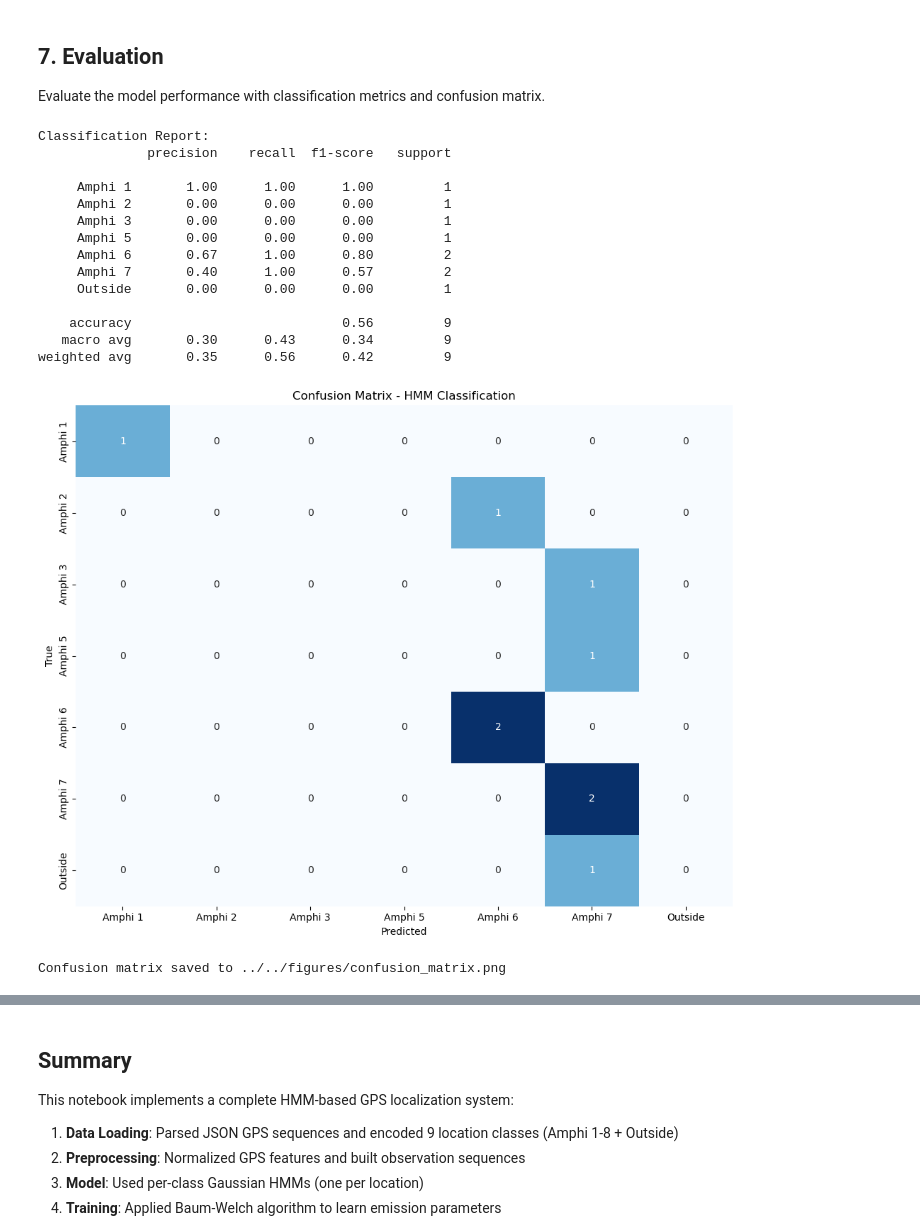
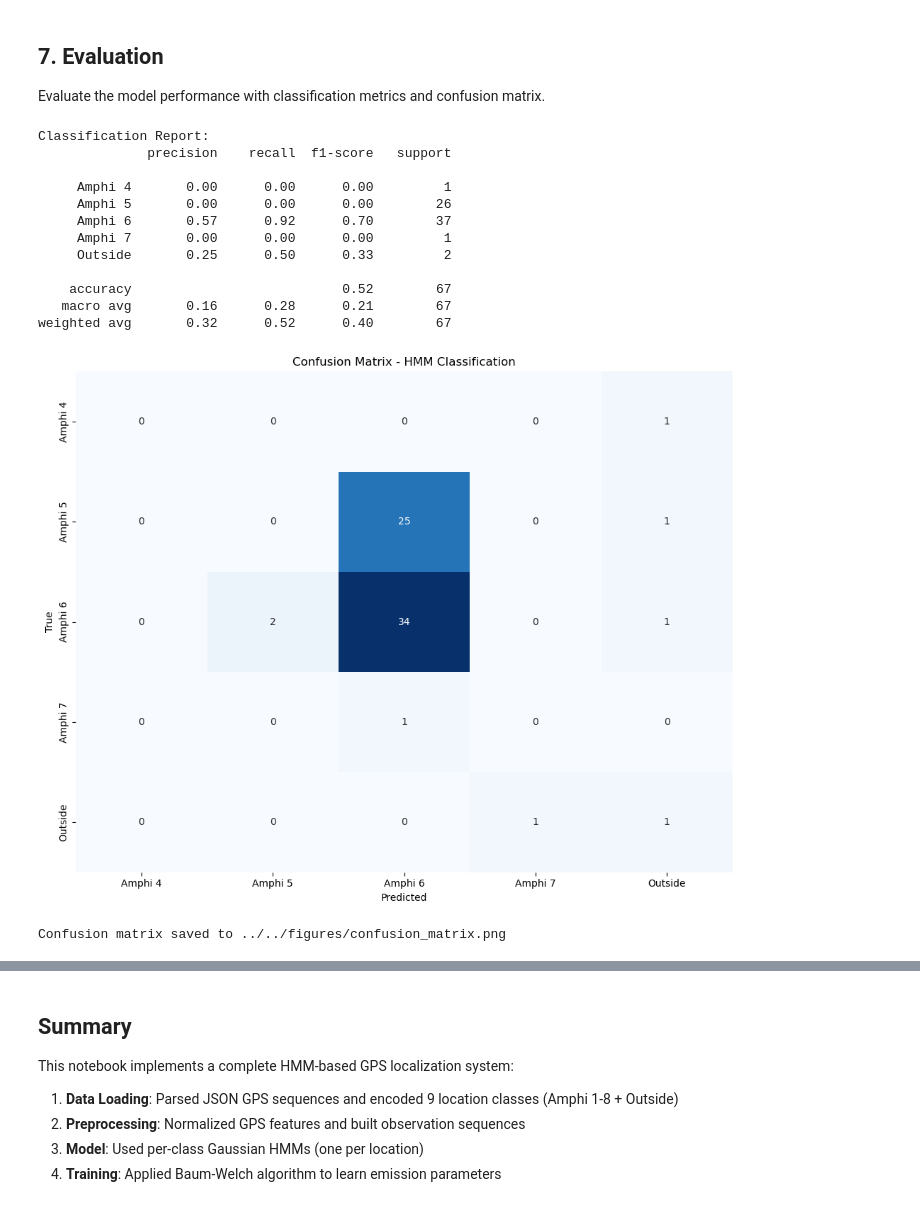
Before and after one commit to nasro-bay/ML_Amphitheatre_GPS_Localization, a Jupyter notebook: Local/Modeling/HMM/hidden_markov_model.ipynb, the cells around one changed output, grey strips where cells are left out. Saved outputs shown, nothing was run; the diff lists cells and outputs as text; code cells hidden in the pictures.

```diff
--- a/Local/Modeling/HMM/hidden_markov_model.ipynb
+++ b/Local/Modeling/HMM/hidden_markov_model.ipynb
@@ -314,22 +285,45 @@ evaluate(train_labels, y_pred_train, label_encoder, save_path="../../figures/con
 
 Evaluate the model performance with classification metrics and confusion matrix.
 # %%
-# Evaluate on test set
-evaluate(test_labels, y_pred, label_encoder, save_path="../../figures/confusion_matrix_test.png")
+def evaluate(y_true, y_pred, label_encoder, save_path="../../figures/confusion_matrix.png"):
+    """
+    Evaluate predictions and plot confusion matrix.
+    """
+    # Get unique classes present in both true and predicted labels
+    unique_classes = np.unique(np.concatenate([y_true, y_pred]))
+    labels = label_encoder.inverse_transform(unique_classes)
+
+    # Classification report
+    print("Classification Report:")
+    print(classification_report(y_true, y_pred, target_names=labels))
+
+    # Confusion matrix
+    cm = confusion_matrix(y_true, y_pred)
+    plt.figure(figsize=(10, 8))
+    sns.heatmap(cm, annot=True, fmt="d", xticklabels=labels, yticklabels=labels,
+                cmap="Blues", cbar=False)
+    plt.xlabel("Predicted")
+    plt.ylabel("True")
+    plt.title("Confusion Matrix - HMM Classification")
+    plt.tight_layout()
+    plt.savefig(save_path, dpi=150, bbox_inches='tight')
+    plt.show()
+    print(f"Confusion matrix saved to {save_path}")
+
+# Evaluate
+evaluate(test_labels, y_pred, label_encoder)
 # %% [output]
 Classification Report:
               precision    recall  f1-score   support
 
-     Amphi 1       1.00      1.00      1.00         1
-     Amphi 2       0.00      0.00      0.00         1
-     Amphi 3       0.00      0.00      0.00         1
-     Amphi 5       0.00      0.00      0.00         1
-     Amphi 6       0.67      1.00      0.80         2
-     Amphi 7       0.40      1.00      0.57         2
-     Outside       0.00      0.00      0.00         1
+     Amphi 4       0.00      0.00      0.00         1
+     Amphi 5       0.00      0.00      0.00        26
+     Amphi 6       0.57      0.92      0.70        37
+     Amphi 7       0.00      0.00      0.00         1
+     Outside       0.25      0.50      0.33         2
 
-    accuracy                           0.56         9
-   macro avg       0.30      0.43      0.34         9
-weighted avg       0.35      0.56      0.42         9
+    accuracy                           0.52        67
+   macro avg       0.16      0.28      0.21        67
+weighted avg       0.32      0.52      0.40        67
-[figure, old version]
+[figure, new version]
 Confusion matrix saved to ../../figures/confusion_matrix.png
```
Also changed, not shown: parts of 7 cells of this notebook, 16 other files.
